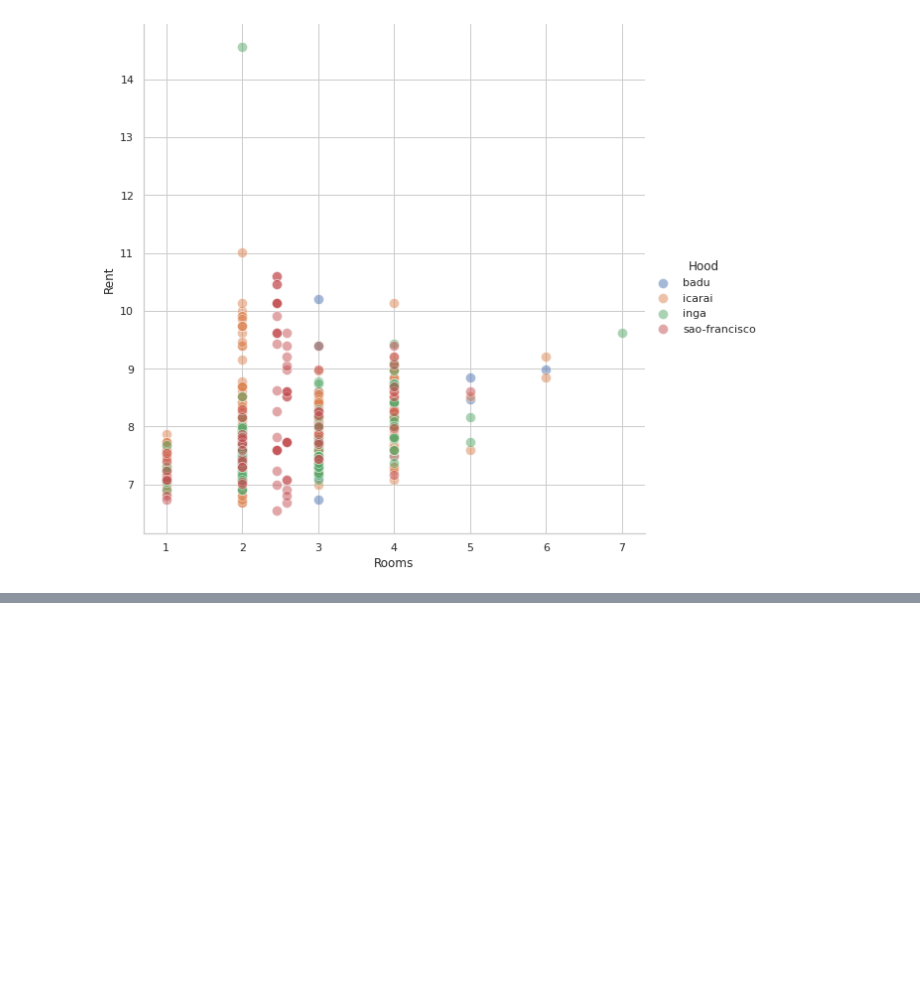
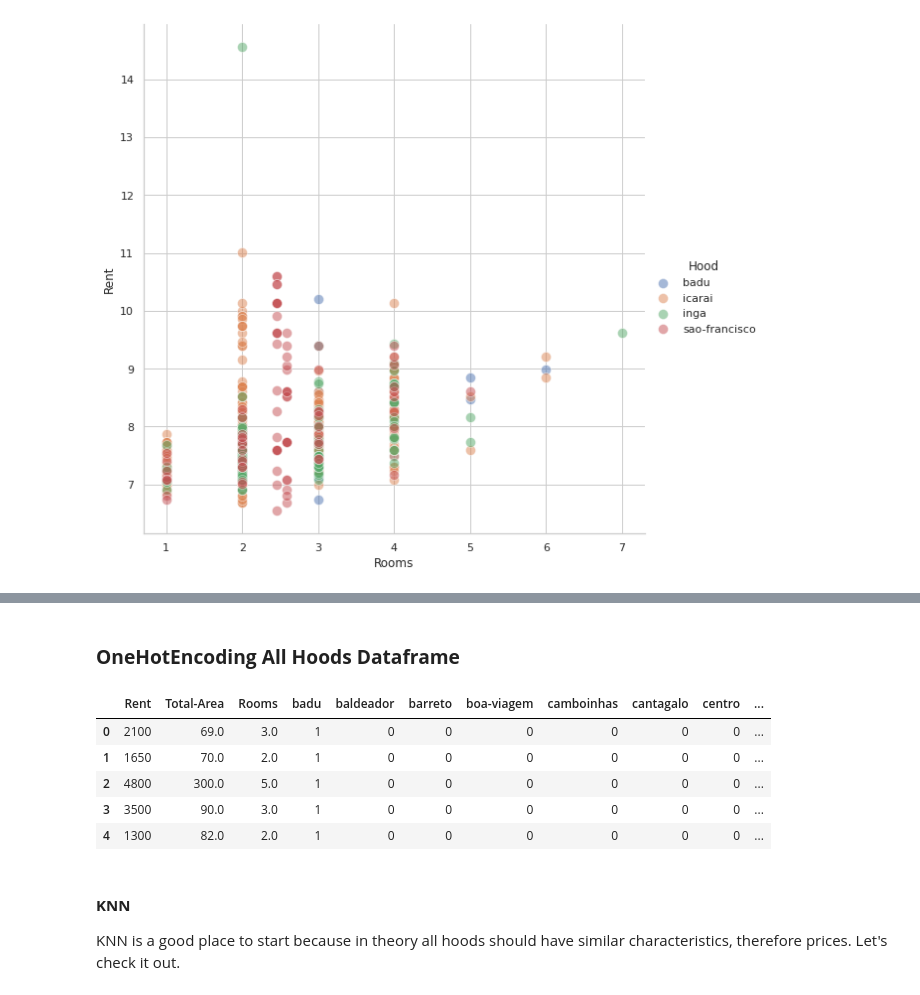
Before and after one commit to marcogemaque/calculadora-aluguel-turma-set-20, a Jupyter notebook: Awari_DS_Rent_Calculator.ipynb, the cells around one changed output, grey strips where cells are left out. Saved outputs shown, nothing was run; the diff lists cells and outputs as text; code cells hidden in the pictures; blank space fills up the shorter version.

```diff
--- a/Awari_DS_Rent_Calculator.ipynb
+++ b/Awari_DS_Rent_Calculator.ipynb
@@ -160,6 +162,7 @@ df.head()
 # %%
 df['Rooms'] = df['Rooms'].str.replace(',','.')
 df['Rooms'] = pd.to_numeric(df['Rooms'], errors='coerce')
+df_real = df.copy()
 # %%
 df.info()
 # %% [output]
@@ -216,0 +235,21 @@ g.add_legend()
+# %% [markdown]
+### **OneHotEncoding All Hoods Dataframe**
+# %%
+"""
+First we'll try one hot encoding hood columns and then creating prediction models.
+Also we'll work with raw numbers instead of grouping and later on do feature engineering.
+"""
+df_work = df_real.copy()
+one_hot = pd.get_dummies(df_work['Hood'])
+df_work = df_work.drop(['Hood', 'Street'], axis=1)
+df_work = df_work.join(one_hot)
+Y = df_work.Rent
+X = df_work.drop(['Rent'], axis=1)
+df_work.head()
+# %% [output]
+|  | Rent | Total-Area | Rooms | badu | baldeador | barreto | boa-viagem | camboinhas | cantagalo | centro | ... |
+| 0 | 2100 | 69.0 | 3.0 | 1 | 0 | 0 | 0 | 0 | 0 | 0 | ... |
+| 1 | 1650 | 70.0 | 2.0 | 1 | 0 | 0 | 0 | 0 | 0 | 0 | ... |
+| 2 | 4800 | 300.0 | 5.0 | 1 | 0 | 0 | 0 | 0 | 0 | 0 | ... |
+| 3 | 3500 | 90.0 | 3.0 | 1 | 0 | 0 | 0 | 0 | 0 | 0 | ... |
+| 4 | 1300 | 82.0 | 2.0 | 1 | 0 | 0 | 0 | 0 | 0 | 0 | ... |
@@ -216,0 +258,3 @@ g.add_legend()
+# %% [markdown]
+#### **KNN**
+KNN is a good place to start because in theory all hoods should have similar characteristics, therefore prices. Let's check it out.
```
Also changed, not shown: parts of 9 cells of this notebook.
